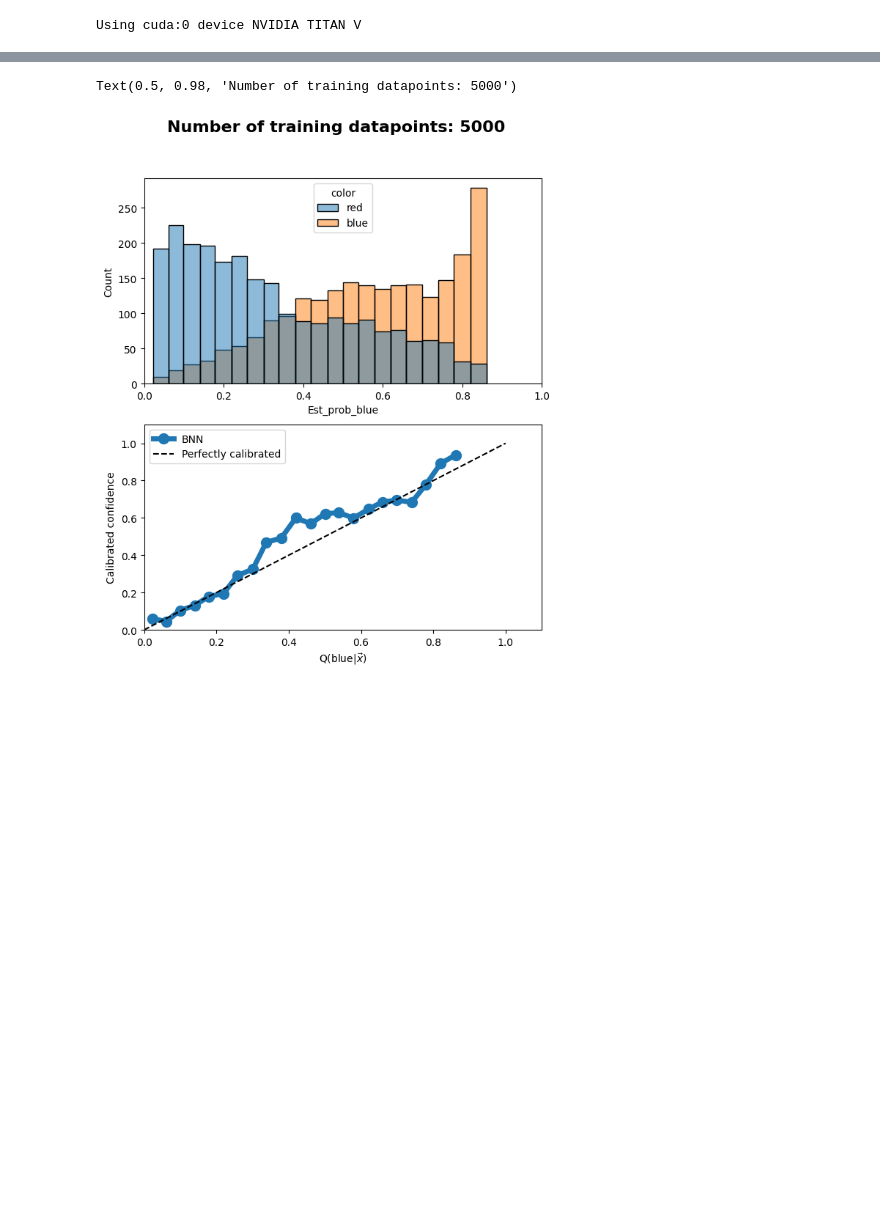
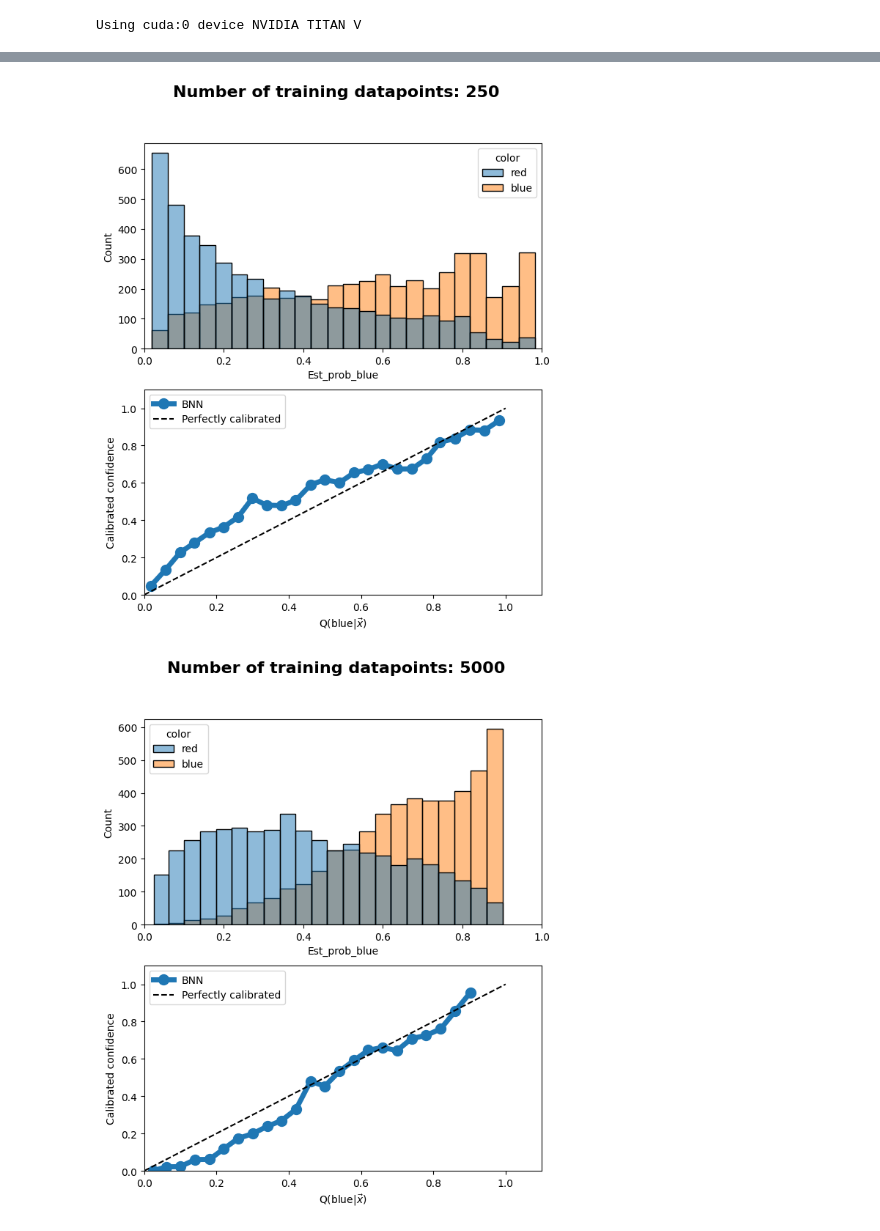
Before and after one commit to choisant/foundational-modeling, a Jupyter notebook: toy_experiment/BNN/BNN.ipynb, the cells around one changed output, grey strips where cells are left out. Drawn from its saved outputs; the diff is of its cells as text; code cells hidden in the pictures; blank space fills up the shorter version.

```diff
--- a/toy_experiment/BNN/BNN.ipynb
+++ b/toy_experiment/BNN/BNN.ipynb
@@ -332,7 +346,7 @@ for i in range(len(n_data)):
         for i in range(len(n_data)):
         #val_data_ensembles = [pd.read_csv(f"predictions/{trainfile}/{valfile}_predicted_SequentialNet_{n_ensemble}ensembles_ndata-{n_data[i]}.csv") for i in range(len(n_data))]
             test_dfs[i] = pd.read_csv(f"predictions/{trainfile}/{testfile}_predicted_BNN_ndata-{n_data[i]}.csv")
-            grid_dfs[i] = pd.read_csv(f"predictions/{trainfile}/grid_{tag}_predicted__predicted_BNN_ndata-{n_data[i]}.csv")
+            grid_dfs[i] = pd.read_csv(f"predictions/{trainfile}/grid_{tag}_predicted_BNN_ndata-{n_data[i]}.csv")
 # %%
 for i in range(len(n_data)):
     fig, axs = plt.subplots(nrows = 2, ncols = 2, figsize = (8, 7), layout="constrained")
@@ -356,16 +371,20 @@ for i in range(len(n_data)):
     fig, axs = plt.subplots(nrows = 1, ncols = 3, figsize = (11,3), layout="constrained")
     axs[0] = plot_results(grid_dfs[i], "Est_prob_blue", axs[0], "Estimated distribution", grid=True)
     hue_norm = mpl.colors.Normalize(vmin=0, vmax=1, clip=False)
-    fig.colorbar(mpl.cm.ScalarMappable(norm=hue_norm, cmap=red_blue_cmap()), label=r"Q(blue|$\vec{x}$)", ax=axs[0])
+    fig.colorbar(mpl.cm.ScalarMappable(norm=hue_norm, cmap=red_blue_cmap()),  fraction=0.050, pad=0.04,
+                 label=r"$\bar{Q}$(blue|$\vec{x}$)", ax=axs[0])
 
     axs[1] = plot_diff(grid_dfs[i], truth_data, "Est_prob_blue", "P_blue_given_x", axs[1], r"Error", max_val=max_err_val[i])
     hue_norm = mpl.colors.Normalize(vmin=-max_err_val[i], vmax=max_err_val[i], clip=False)
-    fig.colorbar(mpl.cm.ScalarMappable(norm=hue_norm, cmap=pink_black_green_cmap()), label=r"Abs(Q(blue|$\vec{x}$)-P(blue|$\vec{x}$))", ax=axs[1])
+    fig.colorbar(mpl.cm.ScalarMappable(norm=hue_norm, cmap=pink_black_green_cmap()),  fraction=0.050, pad=0.04,
+                 label=r"$\bar{Q}$(blue|$\vec{x}$)-P(blue|$\vec{x}$)", ax=axs[1])
 
     axs[2] = plot_std(grid_dfs[i], "Std_prob_blue", axs[2], "Standard uncertainty", grid=True, max_val=max_err_val[i])
 
     hue_norm = mpl.colors.Normalize(vmin=0, vmax=max_err_val[i], clip=False)
-    fig.colorbar(mpl.cm.ScalarMappable(norm=hue_norm, cmap="inferno"), label=r"Std(Q(blue|$\vec{x}$))", ax=axs[2])
+    fig.colorbar(mpl.cm.ScalarMappable(norm=hue_norm, cmap="inferno"),  fraction=0.050, pad=0.04,
+                 label=r"$\sigma$(Q$_i$(blue|$\vec{x}$))", ax=axs[2])
 
-    fig.suptitle(f"Number of training datapoints: {n_data[i]}", fontsize=14)
+    #fig.suptitle(f"Number of training datapoints: {n_data[i]}", fontsize=14)
+    fig.savefig(f"../fig/BNN_ntrain_{n_data[i]}.pdf", format="pdf", bbox_inches='tight', dpi=350)
 # %% [output]
@@ -402,19 +443,21 @@ Text(0.5, 0.98, 'Number of datapoints: 5000')
 # %%
-prob_cal, prob_pred = calibration_curve(val_data["class"], val_data["Est_prob_blue"], n_bins=25, strategy="uniform")
-pred_bins=list(prob_pred)
+for i in range(len(n_data)):
 
-fig, ax = plt.subplots(nrows=2, ncols=1, figsize=(7, 8))
-sn.histplot(val_data, x="Est_prob_blue", hue="color", ax=ax[0], stat="count", bins=pred_bins)
-ax[0].set_xlim(0,1)
-ax[1].plot(prob_pred, prob_cal, linewidth=5, markersize=10, marker="o", label ="BNN")
-ax[1].set_xlim(0,1.1)
-ax[1].set_ylim(0,1.1)
-x = np.linspace(0, 1, 10)
-ax[1].plot(x, x, color="black", linestyle="--", label="Perfectly calibrated")
-ax[1].set_xlabel(r"Q(blue|$\vec{x}$)")
-ax[1].set_ylabel("Calibrated confidence")
-ax[1].legend()
-fig.suptitle(f"Number of training datapoints: {n_train}", size=16, fontweight="bold")
+    prob_cal, prob_pred = calibration_curve(test_dfs[i]["class"], test_dfs[i]["Est_prob_blue"], n_bins=25, strategy="uniform")
+    pred_bins=list(prob_pred)
+
+    fig, ax = plt.subplots(nrows=2, ncols=1, figsize=(7, 8))
+    sn.histplot(test_dfs[i], x="Est_prob_blue", hue="color", ax=ax[0], stat="count", bins=pred_bins)
+    ax[0].set_xlim(0,1)
+    ax[1].plot(prob_pred, prob_cal, linewidth=5, markersize=10, marker="o", label ="BNN")
+    ax[1].set_xlim(0,1.1)
+    ax[1].set_ylim(0,1.1)
+    x = np.linspace(0, 1, 10)
+    ax[1].plot(x, x, color="black", linestyle="--", label="Perfectly calibrated")
+    ax[1].set_xlabel(r"Q(blue|$\vec{x}$)")
+    ax[1].set_ylabel("Calibrated confidence")
+    ax[1].legend()
+    fig.suptitle(f"Number of training datapoints: {n_data[i]}", size=16, fontweight="bold")
 # %% [output]
-Text(0.5, 0.98, 'Number of training datapoints: 5000')
-[figure, old version]
+[figure, new version]
+[figure, added]
```
Also changed, not shown: parts of 10 cells of this notebook, 46 other files.
